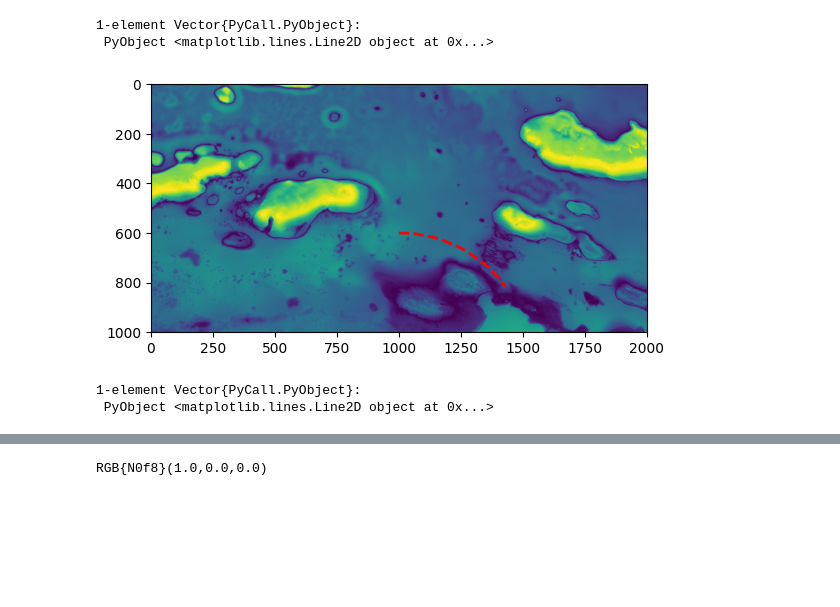
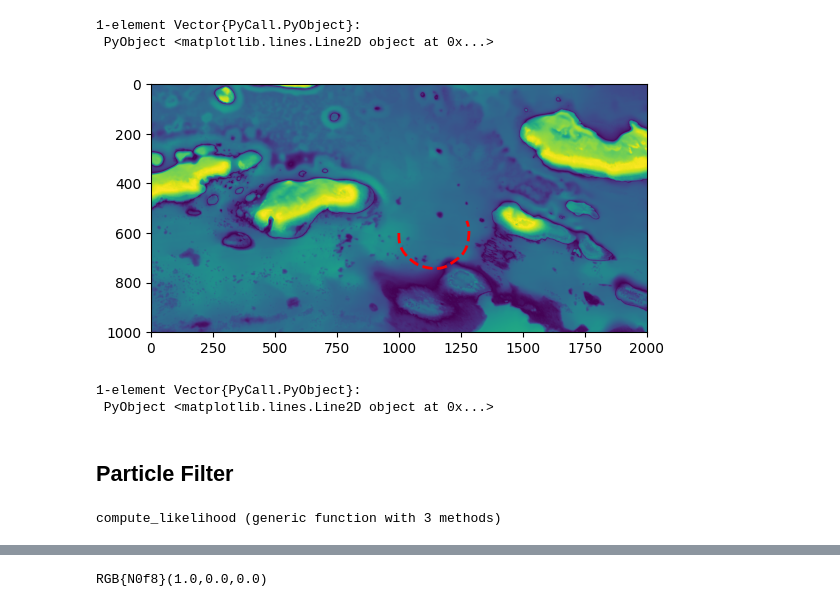
Before and after one commit to AmyPhung/GPUParticleFilter.jl, a Jupyter notebook: main.ipynb, the cells around one changed output, grey strips where cells are left out. Drawn from its saved outputs; the diff is of its cells as text; code cells hidden in the pictures; blank space fills up the shorter version.

```diff
--- a/main.ipynb
+++ b/main.ipynb
@@ -243,10 +244,20 @@ ax.plot([250,500],[250,500],"r--", lw=2)
 SIM_TIME = 1000 # s
 N_STEPS = 1001
 
+START_X = 1000
+START_Y = 600
+START_θ = π/2
+
+SIM_MEASUREMENT_STD = 10 # Noise of simulated measurement
+MODEL_MEASUREMENT_STD = 10 # Modeled noise value
+
 ts = range(0, stop=SIM_TIME, length=N_STEPS)
 # in_thruster = generate_data(ts, generate_random_func())
 in_thruster = 0.5*ones(size(ts))
 in_rudder = 0.1*generate_data(ts, generate_random_func())
+
+# TODO: remove fixed timestamp
+DELTA_T = ts[2] - ts[1]
 
 function generate_random_func()
     n = 5
@@ -265,7 +276,22 @@ function generate_data(ts, func)
     return output
 end
 
-function simulate_trajectory(ts, in_thruster, in_rudder; start_x=0, start_y=0)
+function glider_dynamics_model(state, dt, in_thruster, in_rudder)
+    x, y, θ, v, dθ = state
+
+    # Update position based on state
+    x_step = x + dt*v*cos(θ)
+    y_step = y + dt*v*sin(θ)
+    θ_step = θ + dt*dθ
+
+    # Update velocities based on input
+    v_step = v + dt*(in_thruster-v)
+    dθ_step = dθ + dt*in_rudder
+
+    return [x_step, y_step, θ_step, v_step, dθ_step]
+end
+
+function simulate_trajectory(ts, in_thruster, in_rudder; start_x=0, start_y=0, start_θ=0)
     xs = similar(ts)
     ys = similar(ts)
     vs = similar(ts)
@@ -276,53 +302,73 @@ function simulate_trajectory(ts, in_thruster, in_rudder; start_x=0, start_y=0)
     xs[1] = start_x # X position
     ys[1] = start_y # Y position
     vs[1] = 0 # Velocity
-    θs[1] = 0 # Heading
+    θs[1] = start_θ # Heading
     dθs[1] = 0 # Angular Velocity
 
-    # TODO: remove fixed timestamp
-    dt = ts[2] - ts[1]
+    for (i, t) in enumerate(ts[1:end-1])
+        state = (xs[i], ys[i], θs[i], vs[i], dθs[i])
+        xs[i+1], ys[i+1], θs[i+1], vs[i+1], dθs[i+1] =
+            glider_dynamics_model(state, DELTA_T, in_thruster[i], in_rudder[i])
 
-    for (i, t) in enumerate(ts[1:end-1])
-        # Update position based on last timestep velocity
-        xs[i+1] = xs[i] + dt*vs[i]*cos(θs[i])
-        ys[i+1] = ys[i] + dt*vs[i]*sin(θs[i])
-        θs[i+1] = θs[i] + dt*dθs[i]
+#         # Update position based on last timestep velocity
+#         xs[i+1] = xs[i] + dt*vs[i]*cos(θs[i])
+#         ys[i+1] = ys[i] + dt*vs[i]*sin(θs[i])
+#         θs[i+1] = θs[i] + dt*dθs[i]
 
-        # Update velocities based on input
-        vs[i+1] = vs[i] + (in_thruster[i]-vs[i])*dt
-        dθs[i+1] = dθs[i] + in_rudder[i]*dt
+#         # Update velocities based on input
+#         vs[i+1] = vs[i] + (in_thruster[i]-vs[i])*dt
+#         dθs[i+1] = dθs[i] + in_rudder[i]*dt
     end
 
     return xs, ys, θs, vs, dθs
 end
 
-xs, ys, θs, vs, dθs = simulate_trajectory(ts, in_thruster, in_rudder, start_x=1000, start_y=600)
+xs, ys, θs, vs, dθs = simulate_trajectory(ts, in_thruster, in_rudder,
+    start_x=START_X, start_y=START_Y, start_θ=START_θ)
 
 fig, ax = PyPlot.subplots()
 ax.imshow(-bathy_map)
 
 function simulate_measurements(xs, ys, map)
     # TODO: Add noise terms
     output = similar(xs)
 
     for (i, (x, y)) in enumerate(zip(xs, ys))
         output[i] = lookup_depth(x, y, map)
     end
 
     return output
 end
 
 
 # heatmap(bathy_map, aspect_ratio=:equal, color=:grays)
 # plot!(600,600)
 # plot!(x, y, color=:red, lw=2)
 plot(xs, ys)
 
 ax.plot(xs,ys,"r--", lw=2)
 # %% [output]
-[figure, old version]
+[figure, new version]
 1-element Vector{PyCall.PyObject}:
  PyObject <matplotlib.lines.Line2D object at 0x...>
 # %%
 measurements = simulate_measurements(xs, ys, bathy_map)
 plot(ts, -measurements)
+# %% [markdown]
+## Particle Filter
+# %%
+function compute_likelihood(state, measurement, map)
+    # State vector: x, y, θ, linear velocity, angular velocity
+    x, y, θ, v, dθ = state
+
+    model_depth = lookup_depth(x, y, map)
+
+    dist = Normal(model_depth, MODEL_MEASUREMENT_STD)
+    pdf_value = pdf(dist, measurement)
+
+#     println(model_depth)
+#     println(pdf_value)
+    return pdf_value
+end
+# %% [output]
+compute_likelihood (generic function with 3 methods)
```
Also changed, not shown: parts of 8 cells of this notebook.
